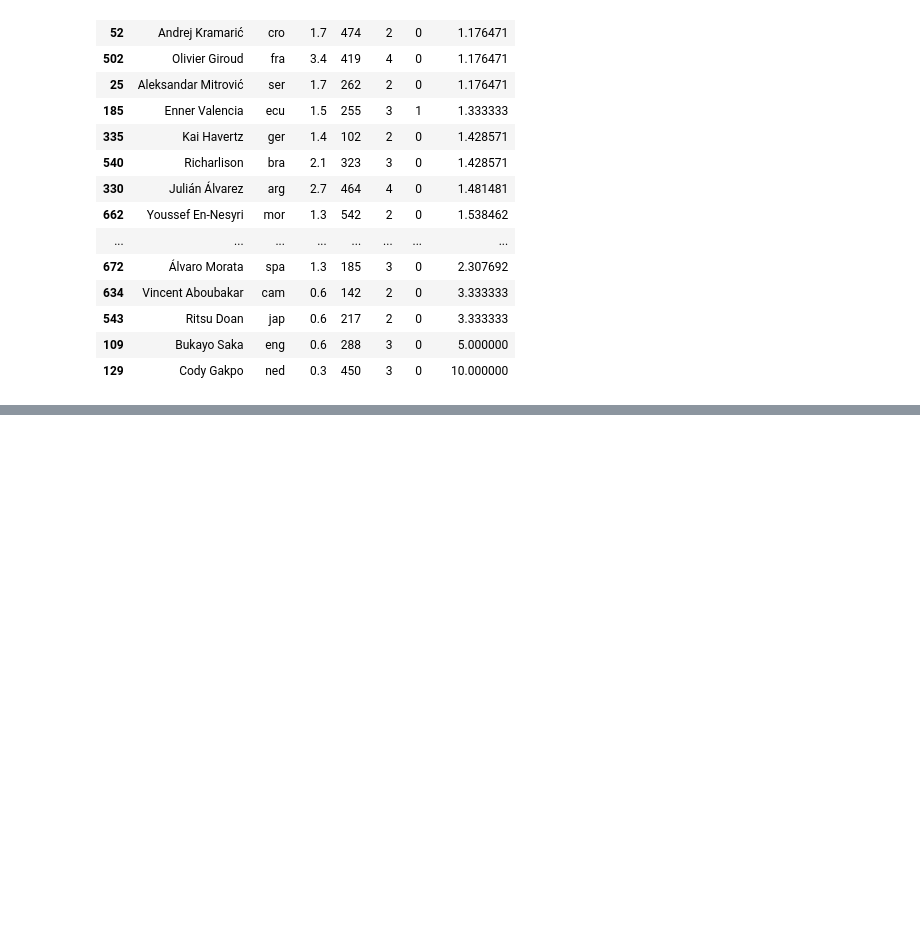
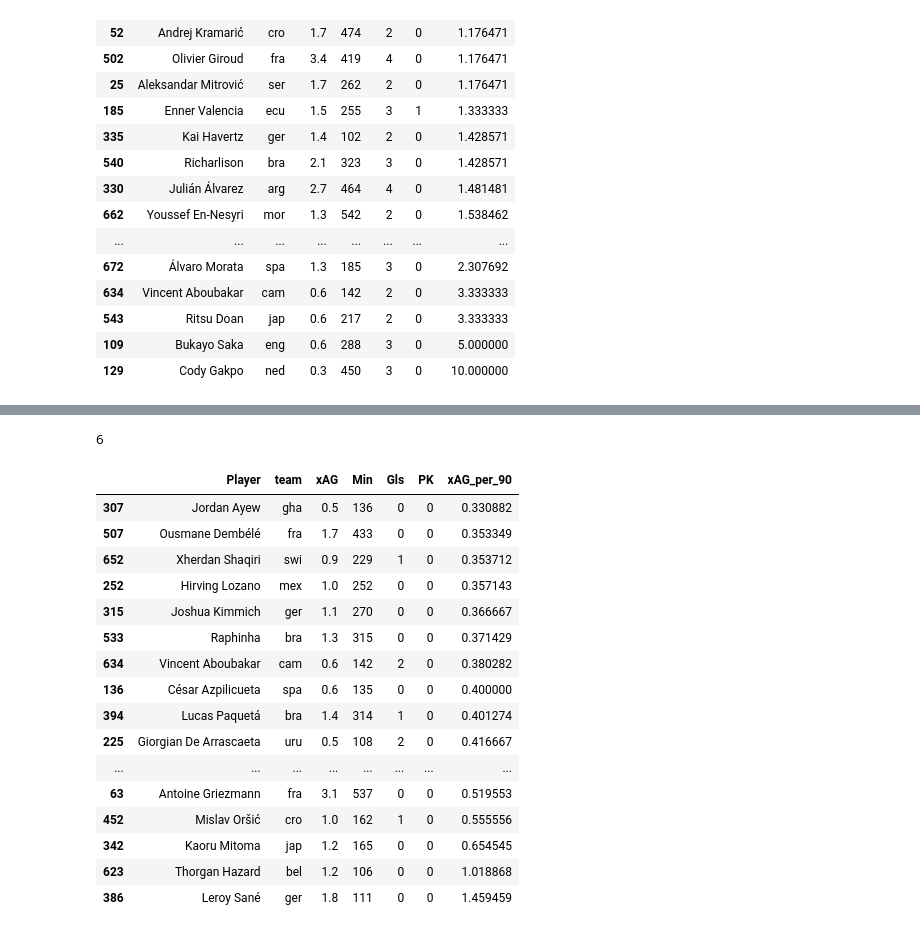
Before and after one commit to seppo0010/analisis-predicciones-mundial-2022, a Jupyter notebook: Untitled4.ipynb, the cells around one changed output, grey strips where cells are left out. Saved outputs shown, nothing was run; the diff lists cells and outputs as text; code cells hidden in the pictures; blank space fills up the shorter version.

```diff
--- a/Untitled4.ipynb
+++ b/Untitled4.ipynb
@@ -142,0 +169,25 @@ sums[sums['Gls'] == sums['PK']].sort_values(by='npxG').tail()[['Player', 'team',
+# %%
+((sums['Gls'] == sums['PK']) & (sums['npxG'] > 0.9)).sum()
+# %% [output]
+6
+# %%
+sums['xAG_per_90'] = sums.apply(lambda row: row['xAG'] / row['Min'] * 90, axis=1)
+sums.sort_values(by='xAG_per_90')[['Player', 'team', 'xAG', 'Min', 'Gls', 'PK', 'xAG_per_90']].tail(20)
+# %% [output]
+|  | Player | team | xAG | Min | Gls | PK | xAG_per_90 |
+| 307 | Jordan Ayew | gha | 0.5 | 136 | 0 | 0 | 0.330882 |
+| 507 | Ousmane Dembélé | fra | 1.7 | 433 | 0 | 0 | 0.353349 |
+| 652 | Xherdan Shaqiri | swi | 0.9 | 229 | 1 | 0 | 0.353712 |
+| 252 | Hirving Lozano | mex | 1.0 | 252 | 0 | 0 | 0.357143 |
+| 315 | Joshua Kimmich | ger | 1.1 | 270 | 0 | 0 | 0.366667 |
+| 533 | Raphinha | bra | 1.3 | 315 | 0 | 0 | 0.371429 |
+| 634 | Vincent Aboubakar | cam | 0.6 | 142 | 2 | 0 | 0.380282 |
+| 136 | César Azpilicueta | spa | 0.6 | 135 | 0 | 0 | 0.400000 |
+| 394 | Lucas Paquetá | bra | 1.4 | 314 | 1 | 0 | 0.401274 |
+| 225 | Giorgian De Arrascaeta | uru | 0.5 | 108 | 2 | 0 | 0.416667 |
+| ... | ... | ... | ... | ... | ... | ... | ... |
+| 63 | Antoine Griezmann | fra | 3.1 | 537 | 0 | 0 | 0.519553 |
+| 452 | Mislav Oršić | cro | 1.0 | 162 | 1 | 0 | 0.555556 |
+| 342 | Kaoru Mitoma | jap | 1.2 | 165 | 0 | 0 | 0.654545 |
+| 623 | Thorgan Hazard | bel | 1.2 | 106 | 0 | 0 | 1.018868 |
+| 386 | Leroy Sané | ger | 1.8 | 111 | 0 | 0 | 1.459459 |
```
Also changed, not shown: parts of 11 cells of this notebook.
